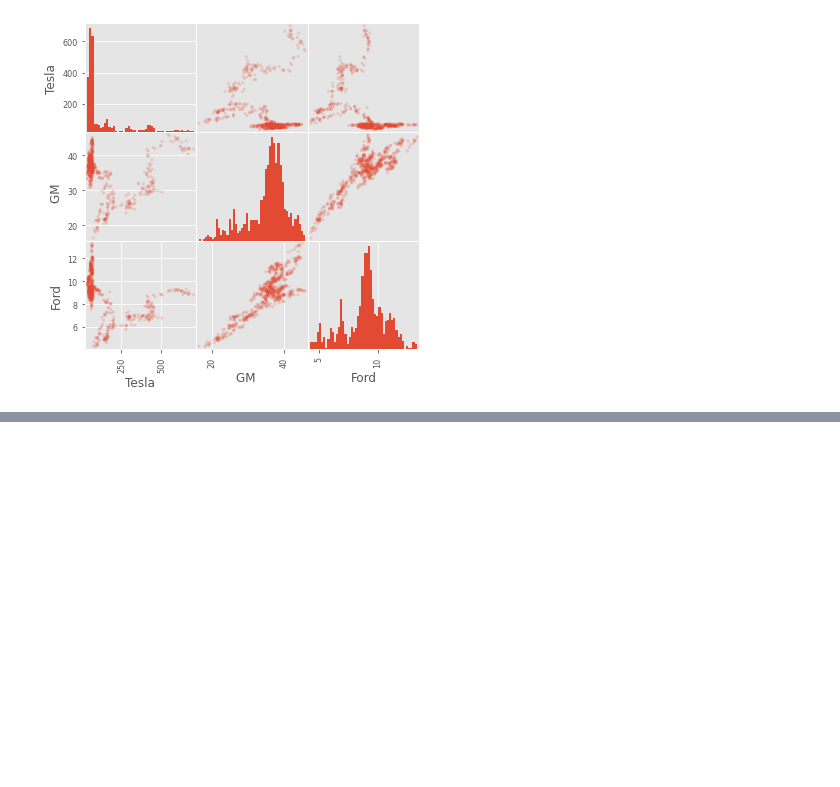
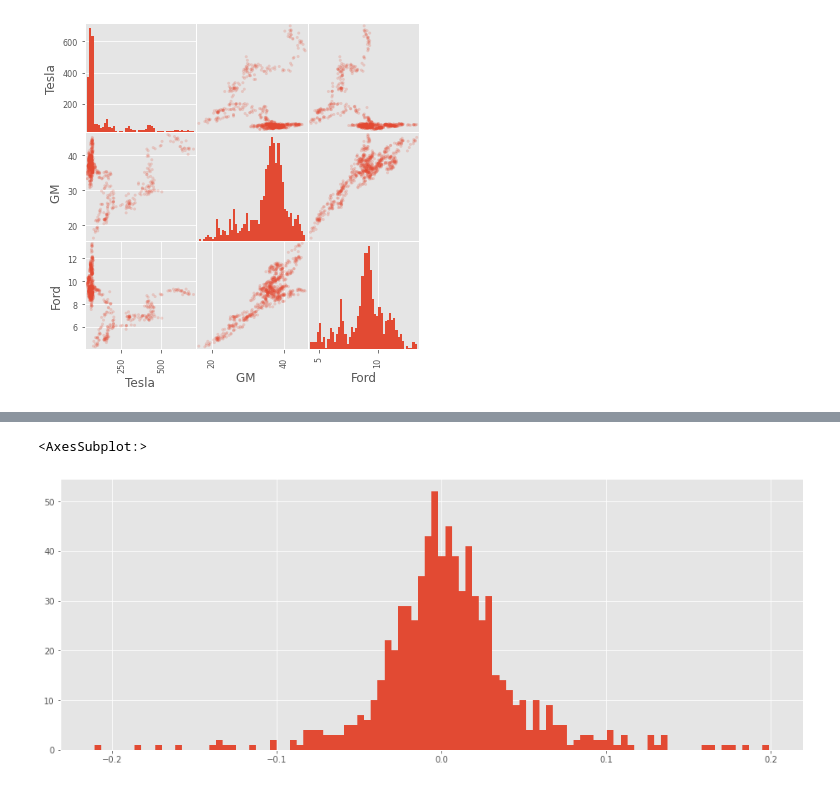
Before and after one commit to GitMishka/misc1, a Jupyter notebook: 2018-2021_TSLA_F_GM_stock_analysis.ipynb, the cells around one changed output, grey strips where cells are left out. Drawn from its saved outputs; the diff is of its cells as text; code cells hidden in the pictures; blank space fills up the shorter version.

```diff
--- a/2018-2021_TSLA_F_GM_stock_analysis.ipynb
+++ b/2018-2021_TSLA_F_GM_stock_analysis.ipynb
@@ -183,0 +171,2 @@ NameError: name 'tlsa_reset' is not defined
+# %%
+tsla['returns'] = (tsla['Close']/tsla['Close'].shift(1)) -1
@@ -183,0 +205,3 @@ NameError: name 'tlsa_reset' is not defined
+# %%
+tsla['returns'] = tsla['Close'].pct_change(1)
+#same thing as tsla['returns'] = (tsla['Close']/tsla['Close'].shift(1)) -1
@@ -183,0 +237,5 @@ NameError: name 'tlsa_reset' is not defined
+# %%
+tsla['returns'].hist(bins=100, figsize=(16,6));
+# %% [output]
+<AxesSubplot:>
+[figure, added]
```
Also changed, not shown: parts of 22 cells of this notebook.
